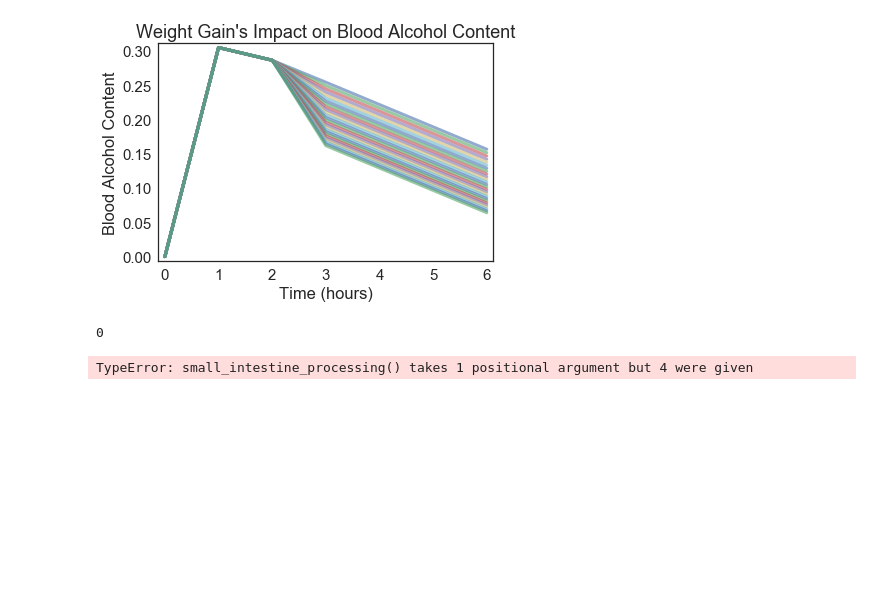
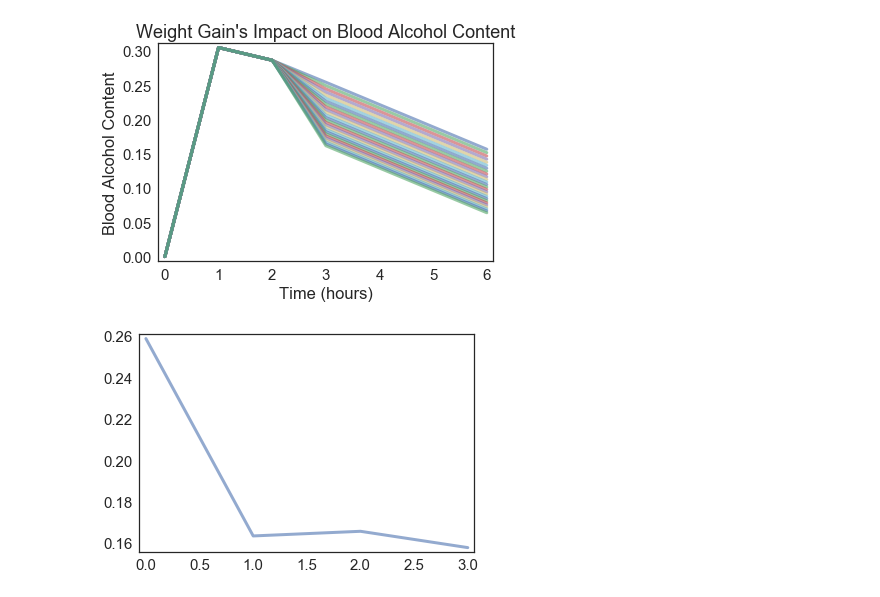
Before and after one commit to Utsav22G/bac_project, a Jupyter notebook: Model.ipynb, the cells around one changed output. Drawn from its saved outputs; the diff is of its cells as text; code cells hidden in the pictures; blank space fills up the shorter version.

```diff
--- a/Model.ipynb
+++ b/Model.ipynb
@@ -126,11 +126,18 @@ class three_compartment_model():
         self.results = TimeSeries()
 
     def model_alcohol_processing(self, t):
+        """
+        Model alcohol processing in the body. For each time, run stomach, small intestine, and large intestine processing
+        """
+        results = TimeSeries()
         for a in range(t):
             a1 = self.stomach_processing()
             a2 = self.small_intestine_processing()
             a3 = self.lean_body_processing()
-            results[a] = a1 + a2 + a3
+            results[a] = ((a1) + (a2) + (a3))/3
+            if results[a] == 0:
+                results[a] = 0
+        return results
 
     def stomach_processing(self):
         """
@@ -149,10 +156,11 @@ class three_compartment_model():
 
     def lean_body_processing(self):
         self.y3 = abs(((three_compartment_model.lean_body_slope(self.y2, self.y3))))/blood_amount
+        return self.y3
 
     @staticmethod
     def lean_body_slope(y2, y3):
-        return (7.05*y2) - ()
+        return -7.50*y2 - ((.470*y3)/(.380 + y3))
 
     @staticmethod
     def gastric_emptying(d, t):
@@ -169,11 +177,6 @@ class three_compartment_model():
     @staticmethod
     def small_intestine_slope(y1, y2):
         return ((5.07*y1)/(1.00 + (0.42*y1)**2)) - 7.05*y2
-
-
-    def lean_body_mass_processing(c):
-        return 0
-        #return (7.05 * self.y2 - ((0.470 * self.y2)))/(0.380 + c)
 # %%
 weight_gainz = linrange(0, 25)
 for gainz in weight_gainz:
@@ -185,11 +188,10 @@ ylabel("Blood Alcohol Content")
 <matplotlib.text.Text at 0x...>
 [figure]
 # %%
-
-three_compartment_model.model_alcohol_processing(3)
+three = three_compartment_model(.22)
+plot(three.model_alcohol_processing(4))
 # plot(three_compartment_model.model_alcohol_processing(.08, 15))
 # plot(three_compartment_model.stomach_processing(.33, 15))
 # model_processing_after_eating params d, t, time_of_eating, initial_weight, weight_gain, time_of_eating_2, weight_gain_2, food_2 = None
 # %% [output]
-0
-TypeError: small_intestine_processing() takes 1 positional argument but 4 were given
+[figure, added]
```
